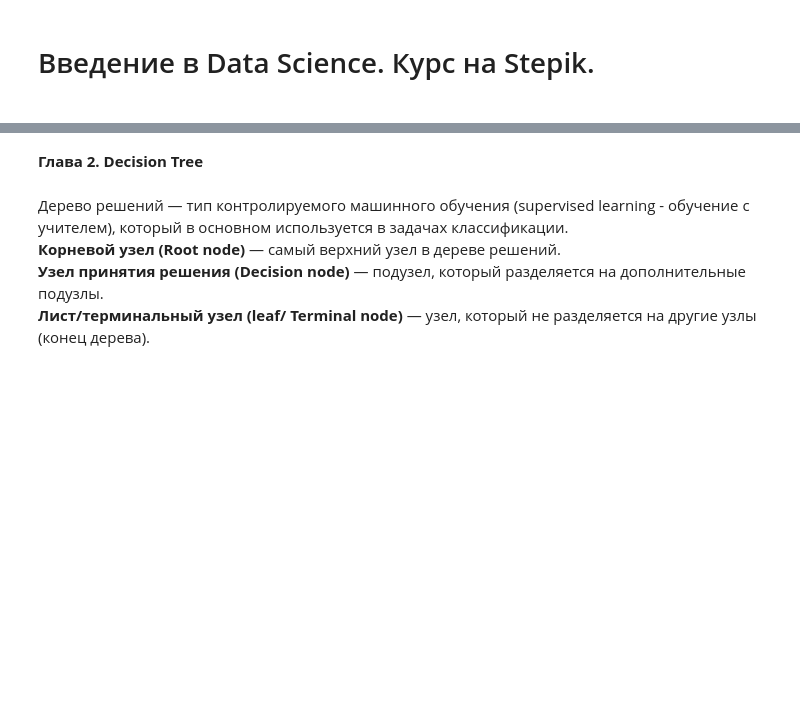
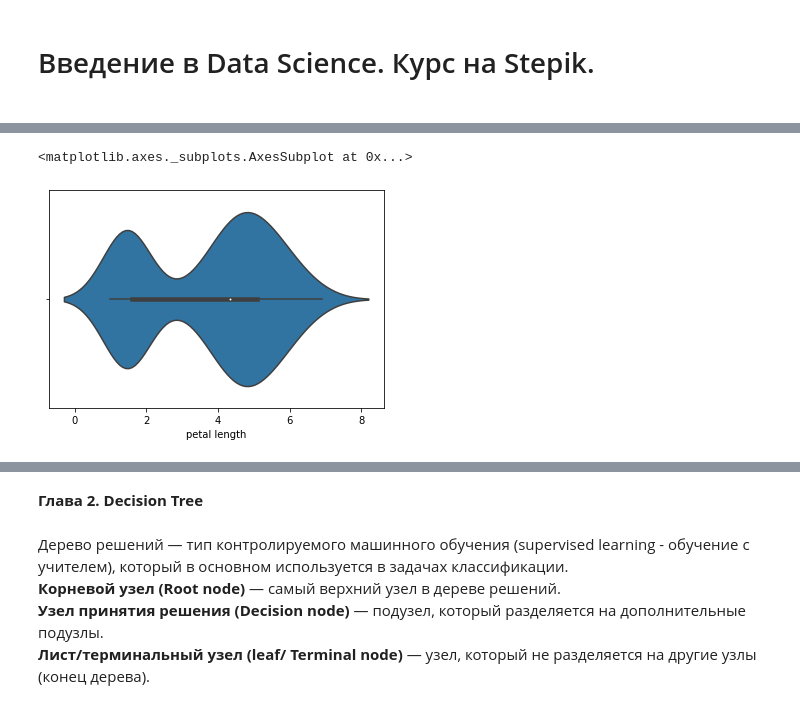
Before and after one commit to AnatoliyZhuk/Knowledge, a Jupyter notebook: Introduction_To_Data_Science/IntroToDataScience.ipynb, the cells around one changed output, grey strips where cells are left out. Drawn from its saved outputs; the diff is of its cells as text; code cells hidden in the pictures; blank space fills up the shorter version.

```diff
--- a/Introduction_To_Data_Science/IntroToDataScience.ipynb
+++ b/Introduction_To_Data_Science/IntroToDataScience.ipynb
@@ -4,0 +231,5 @@
+# %%
+sns.violinplot(exam['petal length'], orient='v')
+# %% [output]
+<matplotlib.axes._subplots.AxesSubplot at 0x...>
+[figure, added]
```
Also changed, not shown: parts of 79 cells of this notebook.
